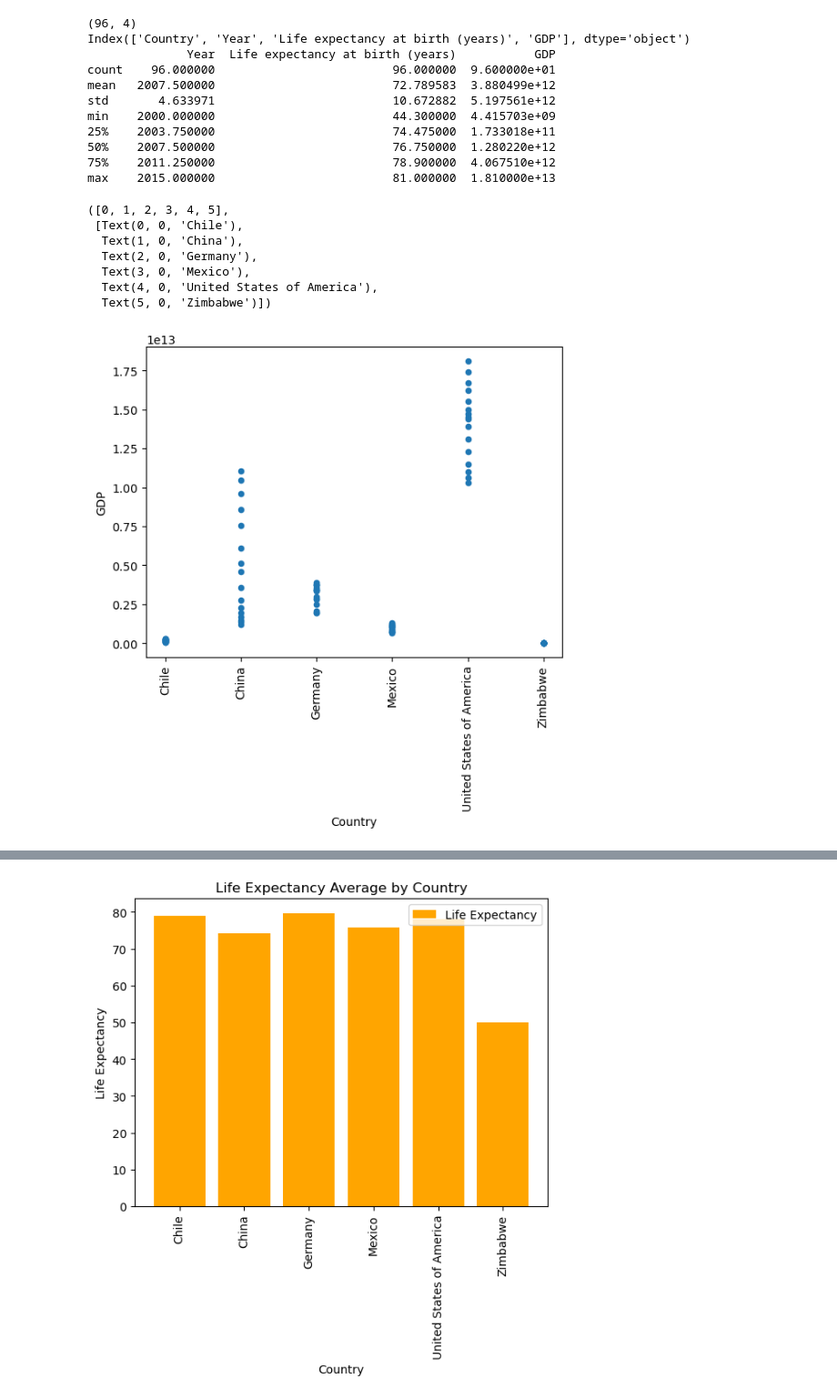
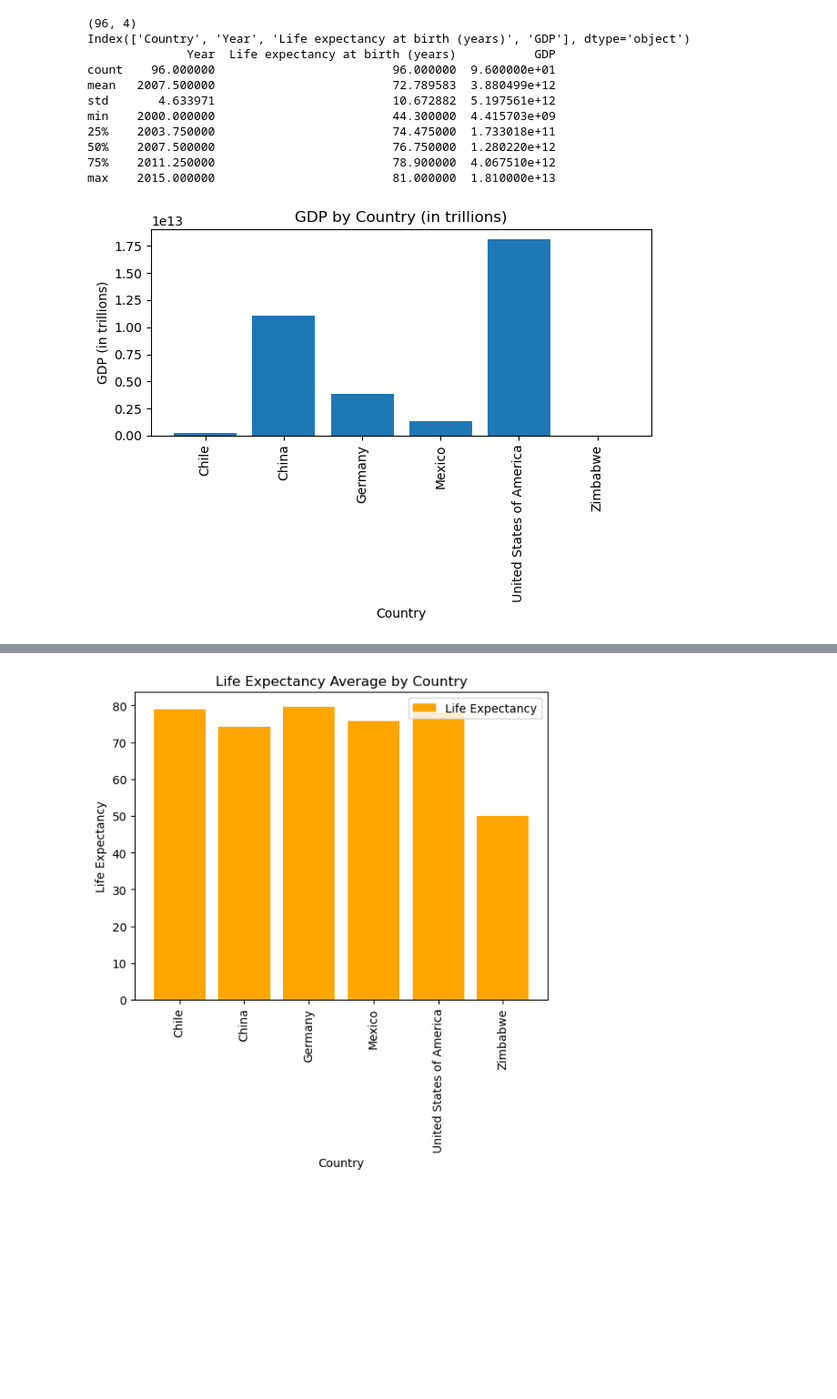
Before and after one commit to joelie1105/data_vis_module2, a Jupyter notebook: gdp_and_life_expectancy.ipynb, the cells around one changed output, grey strips where cells are left out. Shown at 91% size. Saved outputs shown, nothing was run; the diff lists cells and outputs as text; code cells hidden in the pictures; blank space fills up the shorter version.

```diff
--- a/gdp_and_life_expectancy.ipynb
+++ b/gdp_and_life_expectancy.ipynb
@@ -30,17 +30,15 @@ min    2000.000000                         44.300000  4.415703e+09
 75%    2011.250000                         78.900000  4.067510e+12
 max    2015.000000                         81.000000  1.810000e+13
 # %%
-pandas_plot = df_main.plot(kind='scatter', x='Country', y='GDP', xlabel='Country', ylabel='GDP')
+plt.bar(df_main['Country'], df_main['GDP'])
 plt.xticks(rotation=90)
+plt.title('GDP by Country (in trillions)')
+plt.xlabel('Country')
+plt.ylabel('GDP (in trillions)')
+plt.tight_layout()
+plt.show()
 # %% [output]
-([0, 1, 2, 3, 4, 5],
- [Text(0, 0, 'Chile'),
-  Text(1, 0, 'China'),
-  Text(2, 0, 'Germany'),
-  Text(3, 0, 'Mexico'),
-  Text(4, 0, 'United States of America'),
-  Text(5, 0, 'Zimbabwe')])
-[figure, old version]
+[figure, new version]
 # %%
 df_gdp_mean = df_main.groupby('Country').agg({'GDP':'mean'})
 df_gdp_mean_values = df_gdp_mean.values
```
Also changed, not shown: parts of 3 cells of this notebook.
